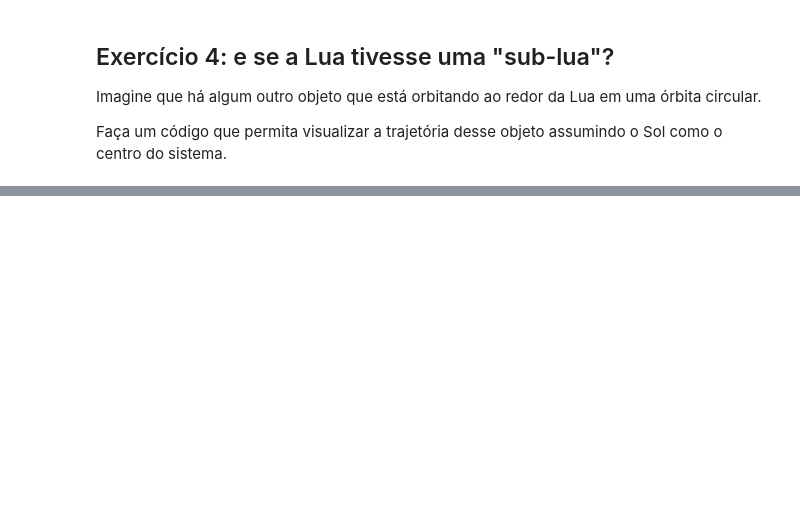
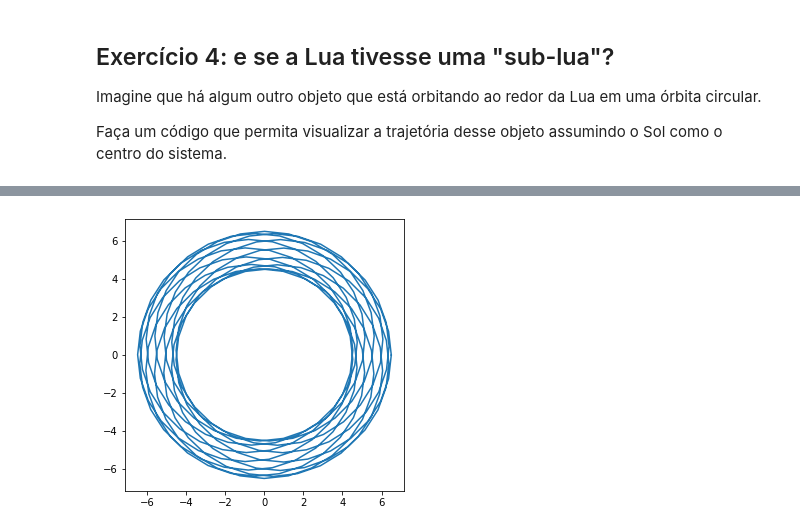
Before and after one commit to tiagoft/alglin-alunos, a Jupyter notebook: 00-a_lua_da_lua.ipynb, the cells around one changed output, grey strips where cells are left out. Drawn from its saved outputs; the diff is of its cells as text; code cells hidden in the pictures; blank space fills up the shorter version.

```diff
--- a/00-a_lua_da_lua.ipynb
+++ b/00-a_lua_da_lua.ipynb
@@ -109,0 +110,23 @@ plt.show()
+# %%
+R_lua = 5
+v_lua = 1/28
+
+def pos_lua(R_lua, v_lua, dia):
+    return R_lua * np.cos(2*np.pi*dia*v_lua), R_lua * np.sin(2*np.pi*dia*v_lua)
+
+posicoes_x_lua = []
+posicoes_y_lua = []
+for d in range(len(x_lua_sol)):
+    x, y = pos_lua(R_lua, v_lua, d)
+
+    xsl = x_lua_sol[d] + x
+    posicoes_x_lua.append(xsl)
+
+    ysl = y_lua_sol[d] + y
+    posicoes_y_lua.append(ysl)
+
+plt.figure(figsize=(5,5))
+plt.plot(posicoes_x_lua, posicoes_y_lua)
+plt.show()
+# %% [output]
+[figure, added]
```
Also changed, not shown: parts of 4 cells of this notebook, 1 other file.
